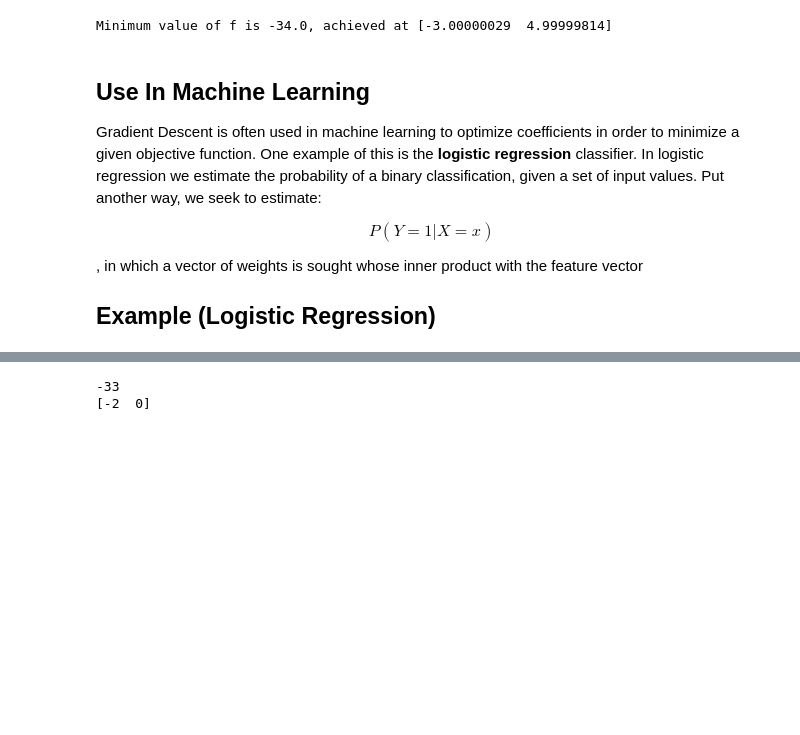
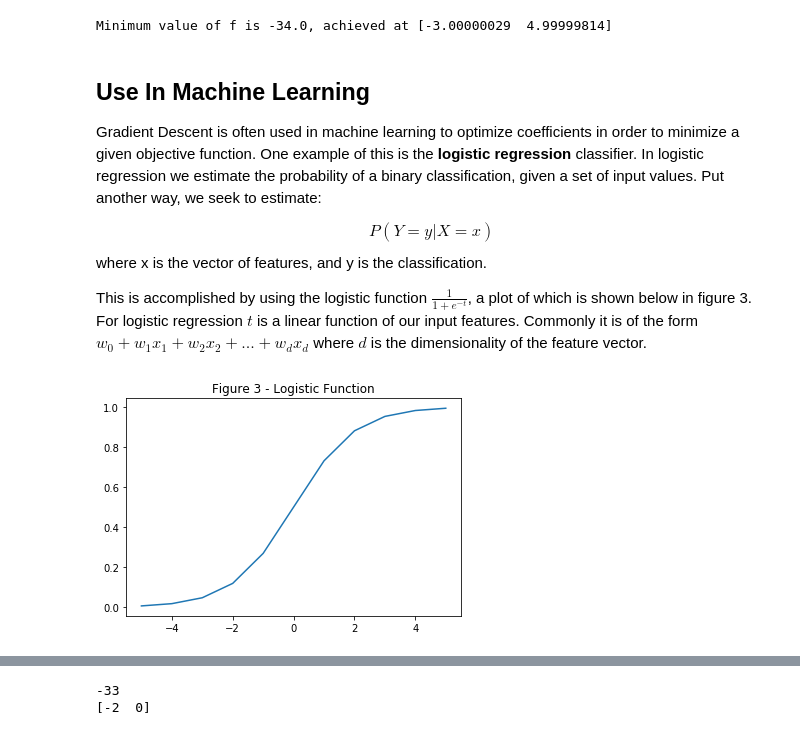
Before and after one commit to PVjammer/Data-Science-Concepts, a Jupyter notebook: Gradient-Descent.ipynb, the cells around one changed output, grey strips where cells are left out. Drawn from its saved outputs; the diff is of its cells as text; code cells hidden in the pictures; blank space fills up the shorter version.

```diff
--- a/Gradient-Descent.ipynb
+++ b/Gradient-Descent.ipynb
@@ -128,8 +128,11 @@ Minimum value of f is -34.0, achieved at [-3.00000029  4.99999814]
 
 Gradient Descent is often used in machine learning to optimize coefficients in order to minimize a given objective function.  One example of this is the <strong>logistic regression</strong> classifier.  In logistic regression we estimate the probability of a binary classification, given a set of input values.  Put another way, we seek to estimate:
 
-$$P(Y = 1 | X = x)$$
+$$P(Y = y | X = x)$$
+where x is the vector of features, and y is the classification.
 
-
-, in which a vector of weights is sought whose inner product with the feature vector
-## Example (Logistic Regression)
+This is accomplished by using the logistic function $\frac{1}{1+e^{-t}}$, a plot of which is shown below in figure 3.  For logistic regression $t$ is a linear function of our input features.  Commonly it is of the form $ w_0 + w_1x_1 + w_2x_2 + ... + w_dx_d$ where $d$ is the dimensionality of the feature vector.
+# %%
+figure3()
+# %% [output]
+[figure, added]
```
Also changed, not shown: parts of 5 cells of this notebook.
